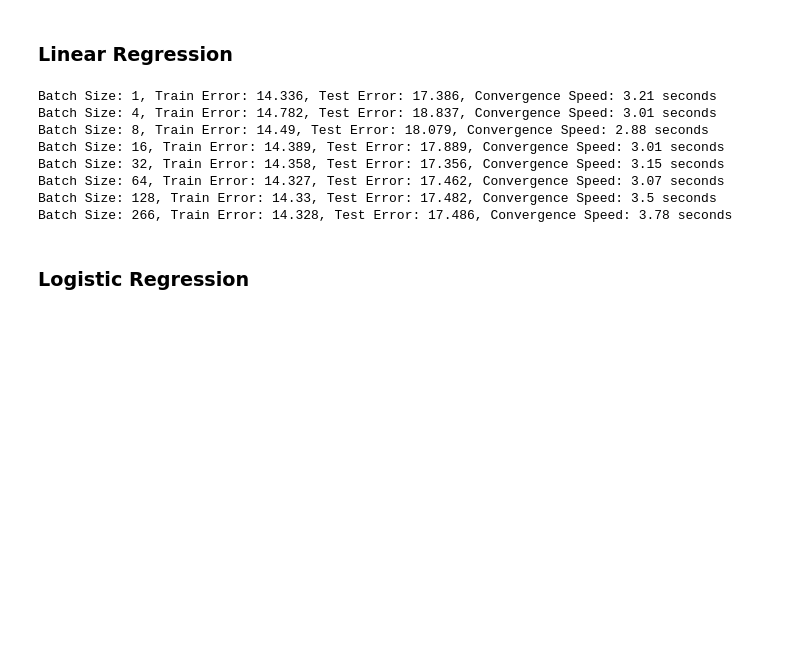
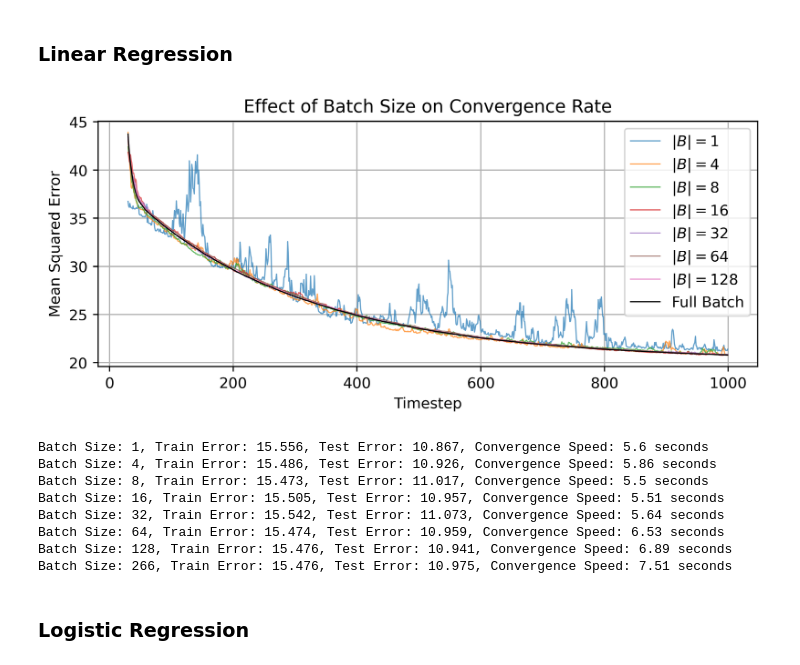
Before and after one commit to j-c-carr/Real-Estate-and-Wine-Quality-Prediction, a Jupyter notebook: experiments_test.ipynb, the cells around one changed output. Drawn from its saved outputs; the diff is of its cells as text; code cells hidden in the pictures; blank space fills up the shorter version.

```diff
--- a/experiments_test.ipynb
+++ b/experiments_test.ipynb
@@ -511,40 +514,70 @@ X_housing_train, X_housing_test = min_max_scale(X_housing_train, X_housing_test)
 ### Linear Regression
 # %%
 OPTIMIZER_KWARGS = {
-    'max_iters': 4e4,
-    'learning_rate': 0.1,
+    'max_iters': 1e5,
+    'learning_rate': 0.05,
+    'record_history': True,
     'verbose': False}
 
 batch_sizes = [1, 4, 8, 16, 32, 64, 128, X_housing_train.shape[0]]
 
 sgd_train_errors = []
 sgd_test_errors = []
 convergence_speeds = []
 
+plotted_timesteps = 1_000
+t = [i for i in range(plotted_timesteps)]
+sgd_train_errors_history = np.empty(plotted_timesteps)
+sgd_test_errors_history = np.empty(plotted_timesteps)
+
+plt.figure(figsize=(8,3))
 for batch_size in batch_sizes:
     lin_reg = LinearRegression()
 
     start_time = time.time()
-    lin_reg.fit(X_housing_train, y_housing_train, optimizer_class=StochasticGradientDescent, batch_size=batch_size, **OPTIMIZER_KWARGS)
+    w_history = lin_reg.fit(X_housing_train, y_housing_train, optimizer_class=StochasticGradientDescent, batch_size=batch_size, **OPTIMIZER_KWARGS)
     end_time = time.time()
 
     y_preds_with_grad_train = lin_reg.predict(X_housing_train)
     y_preds_with_grad_test = lin_reg.predict(X_housing_test)
+
     sgd_train_errors.append(mse(y_housing_train, y_preds_with_grad_train))
     sgd_test_errors.append(mse(y_housing_test, y_preds_with_grad_test))
     convergence_speeds.append(end_time - start_time)
 
+    # Plot convergence speed
+    for i in range(plotted_timesteps):
+
+        y_preds_with_grad_train = lin_reg.predict(X_housing_train, w=w_history[i])
+        y_preds_with_grad_test = lin_reg.predict(X_housing_test, w=w_history[i])
+
+        sgd_train_errors_history[i] = mse(y_housing_train, y_preds_with_grad_train)
+        sgd_test_errors_history[i] = mse(y_housing_test, y_preds_with_grad_test)
+    if batch_size == X_housing_train.shape[0]:
+        plt.plot(t[25:], sgd_train_errors_history[25:], label='Full Batch', linewidth=0.8, color='black')
+    else:
+        plot_label = r'$|B|=' + str(batch_size) + r'$'  # plot the batch size
+        plt.plot(t[25:], sgd_train_errors_history[25:], label=plot_label, linewidth=0.8, alpha=0.7)
+
+
+plt.xlabel('Timestep')
+plt.ylabel('Mean Squared Error')
+plt.title('Effect of Batch Size on Convergence Rate')
+plt.grid(True)
+plt.legend()
+plt.show()
 for batch_size, train_error, test_error, speed in zip(batch_sizes, sgd_train_errors, sgd_test_errors, convergence_speeds):
     print(f"Batch Size: {batch_size}, Train Error: {train_error:.5g}, Test Error: {test_error:.5g}, Convergence Speed: {speed:.3g} seconds")
 # %% [output]
+[figure, added]
-Batch Size: 1, Train Error: 14.336, Test Error: 17.386, Convergence Speed: 3.21 seconds
-Batch Size: 4, Train Error: 14.782, Test Error: 18.837, Convergence Speed: 3.01 seconds
-Batch Size: 8, Train Error: 14.49, Test Error: 18.079, Convergence Speed: 2.88 seconds
-Batch Size: 16, Train Error: 14.389, Test Error: 17.889, Convergence Speed: 3.01 seconds
-Batch Size: 32, Train Error: 14.358, Test Error: 17.356, Convergence Speed: 3.15 seconds
-Batch Size: 64, Train Error: 14.327, Test Error: 17.462, Convergence Speed: 3.07 seconds
-Batch Size: 128, Train Error: 14.33, Test Error: 17.482, Convergence Speed: 3.5 seconds
-Batch Size: 266, Train Error: 14.328, Test Error: 17.486, Convergence Speed: 3.78 seconds
+Batch Size: 1, Train Error: 15.556, Test Error: 10.867, Convergence Speed: 5.6 seconds
+Batch Size: 4, Train Error: 15.486, Test Error: 10.926, Convergence Speed: 5.86 seconds
+Batch Size: 8, Train Error: 15.473, Test Error: 11.017, Convergence Speed: 5.5 seconds
+Batch Size: 16, Train Error: 15.505, Test Error: 10.957, Convergence Speed: 5.51 seconds
+Batch Size: 32, Train Error: 15.542, Test Error: 11.073, Convergence Speed: 5.64 seconds
+Batch Size: 64, Train Error: 15.474, Test Error: 10.959, Convergence Speed: 6.53 seconds
+Batch Size: 128, Train Error: 15.476, Test Error: 10.941, Convergence Speed: 6.89 seconds
+Batch Size: 266, Train Error: 15.476, Test Error: 10.975, Convergence Speed: 7.51 seconds
 # %% [markdown]
 ### Logistic Regression
 # %%
```
Also changed, not shown: parts of 4 cells of this notebook, 1 other file.
